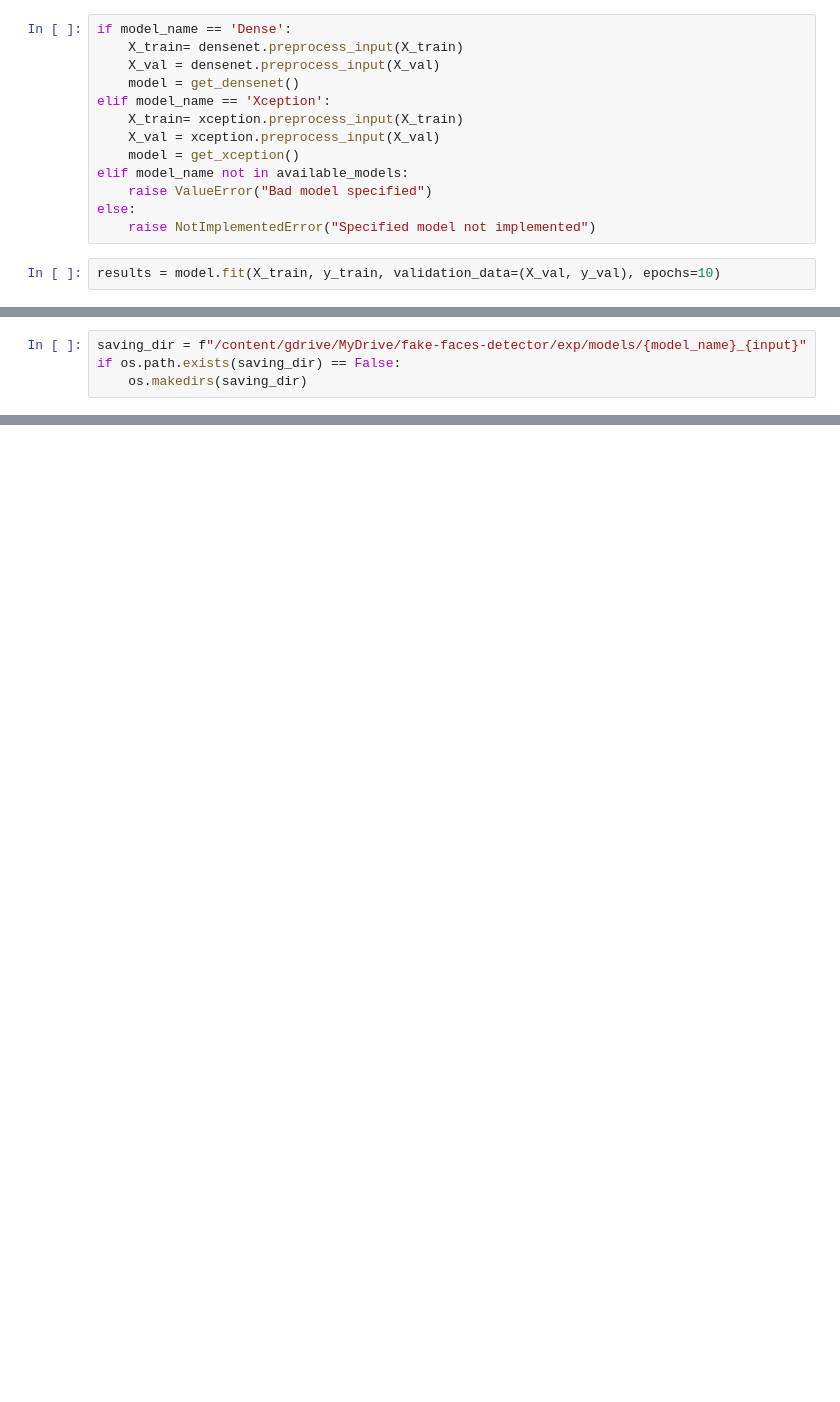
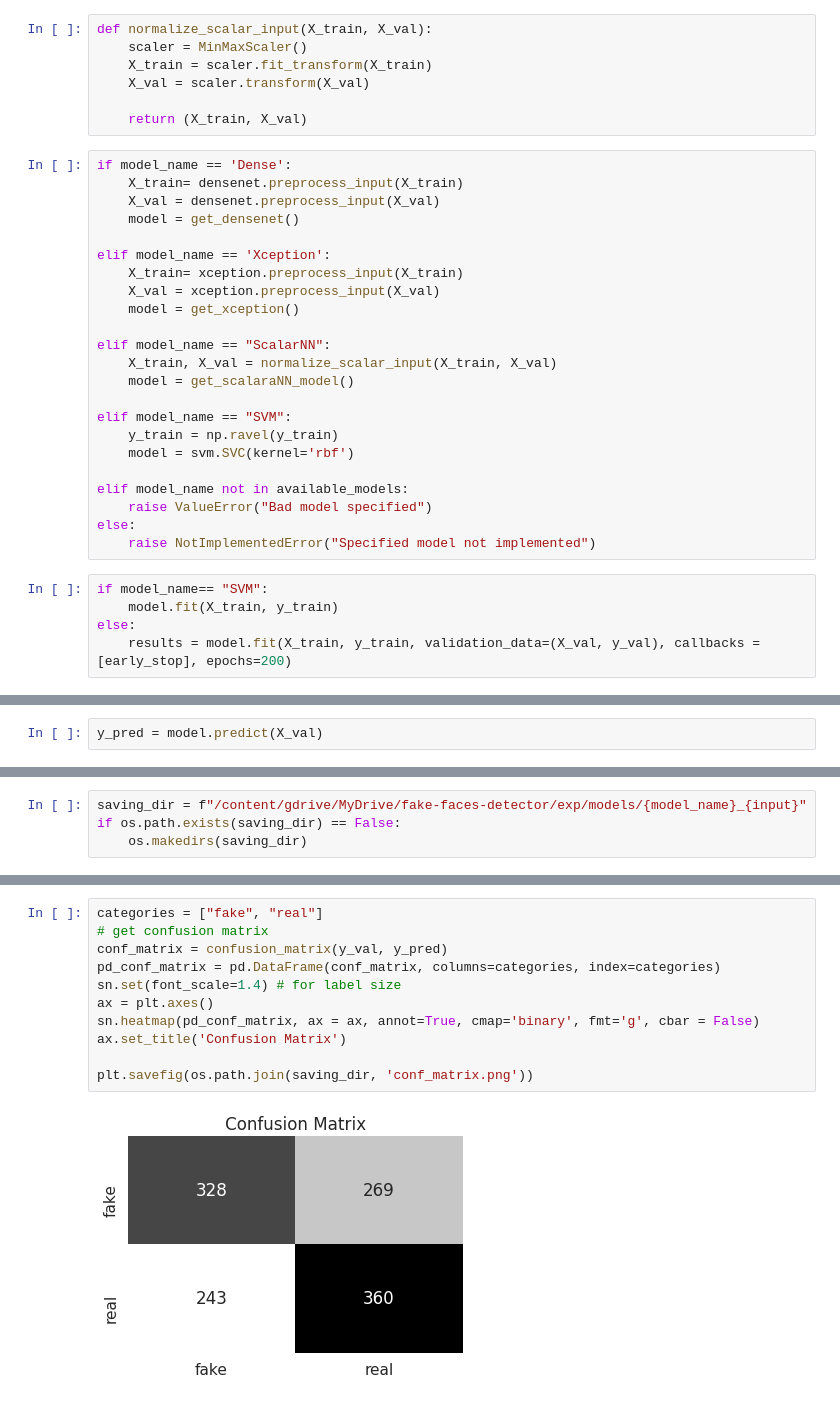
Before and after one commit to MarcinNawrocki/fake-faces-detector, a Jupyter notebook: src/notebooks/modeling/learning_CNN.ipynb, the cells around one changed output, grey strips where cells are left out. Cells and saved outputs as stored; diff of their text form; blank space fills up the shorter version.

Commit message:
I11 Add neural networks and SVM based on scalar data

```diff
--- a/src/notebooks/modeling/learning_CNN.ipynb
+++ b/src/notebooks/modeling/learning_CNN.ipynb
@@ -77,16 +179,36 @@ early_stop = EarlyStopping(monitor='val_loss', patience=2, restore_best_weights=
+# %%
+def normalize_scalar_input(X_train, X_val):
+    scaler = MinMaxScaler()
+    X_train = scaler.fit_transform(X_train)
+    X_val = scaler.transform(X_val)
+
+    return (X_train, X_val)
 # %%
 if model_name == 'Dense':
     X_train= densenet.preprocess_input(X_train)
     X_val = densenet.preprocess_input(X_val)
     model = get_densenet()
+
 elif model_name == 'Xception':
     X_train= xception.preprocess_input(X_train)
     X_val = xception.preprocess_input(X_val)
     model = get_xception()
+
+elif model_name == "ScalarNN":
+    X_train, X_val = normalize_scalar_input(X_train, X_val)
+    model = get_scalaraNN_model()
+
+elif model_name == "SVM":
+    y_train = np.ravel(y_train)
+    model = svm.SVC(kernel='rbf')
+
 elif model_name not in available_models:
     raise ValueError("Bad model specified")
 else:
     raise NotImplementedError("Specified model not implemented")
 # %%
-results = model.fit(X_train, y_train, validation_data=(X_val, y_val), epochs=10)
+if model_name== "SVM":
+    model.fit(X_train, y_train)
+else:
+    results = model.fit(X_train, y_train, validation_data=(X_val, y_val), callbacks = [early_stop], epochs=200)
 # %% [output]
@@ -94,4 +216,6 @@ Epoch 1/10
 KeyboardInterrupt: ignored
+# %%
+y_pred = model.predict(X_val)
 # %% [markdown]
 ## Evaluation
 # %%
@@ -119,0 +248,13 @@ model.save(os.path.join(saving_dir, 'model.h5'))
+# %%
+categories = ["fake", "real"]
+# get confusion matrix
+conf_matrix = confusion_matrix(y_val, y_pred)
+pd_conf_matrix = pd.DataFrame(conf_matrix, columns=categories, index=categories)
+sn.set(font_scale=1.4) # for label size
+ax = plt.axes()
+sn.heatmap(pd_conf_matrix, ax = ax, annot=True, cmap='binary', fmt='g', cbar = False)
+ax.set_title('Confusion Matrix')
+
+plt.savefig(os.path.join(saving_dir, 'conf_matrix.png'))
+# %% [output]
+[figure, added]
```
Also changed, not shown: parts of 19 cells of this notebook, 2 other files.
